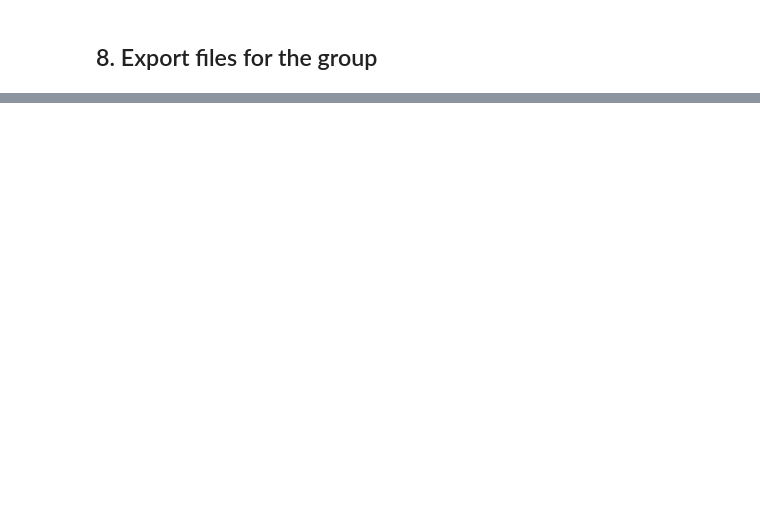
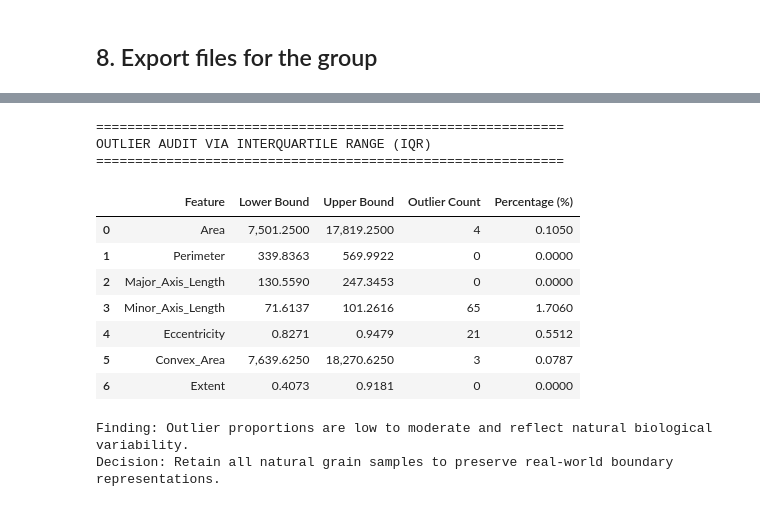
Before and after one commit to Hasanga910/GrainSense, a Jupyter notebook: Notebook.ipynb, the cells around one changed output, grey strips where cells are left out. Drawn from its saved outputs; the diff is of its cells as text; code cells hidden in the pictures; blank space fills up the shorter version.

```diff
--- a/Notebook.ipynb
+++ b/Notebook.ipynb
@@ -786,0 +851,44 @@ figures/09_class_distribution.png
+# %%
+# ---9.2: Outlier Quantification (IQR Method) ---
+print("=" * 60)
+print("OUTLIER AUDIT VIA INTERQUARTILE RANGE (IQR)")
+print("=" * 60)
+
+outlier_summary = []
+for col in FEATURES:
+    q1 = df[col].quantile(0.25)
+    q3 = df[col].quantile(0.75)
+    iqr = q3 - q1
+    lower_bound = q1 - 1.5 * iqr
+    upper_bound = q3 + 1.5 * iqr
+
+    outliers = df[(df[col] < lower_bound) | (df[col] > upper_bound)]
+    count = len(outliers)
+    pct = (count / len(df)) * 100
+
+    outlier_summary.append({
+        'Feature': col,
+        'Lower Bound': lower_bound,
+        'Upper Bound': upper_bound,
+        'Outlier Count': count,
+        'Percentage (%)': pct
+    })
+
+outlier_df = pd.DataFrame(outlier_summary)
+display(outlier_df)
+print("Finding: Outlier proportions are low to moderate and reflect natural biological variability.")
+print("Decision: Retain all natural grain samples to preserve real-world boundary representations.")
+# %% [output]
+============================================================
+OUTLIER AUDIT VIA INTERQUARTILE RANGE (IQR)
+============================================================
+|  | Feature | Lower Bound | Upper Bound | Outlier Count | Percentage (%) |
+| 0 | Area | 7,501.2500 | 17,819.2500 | 4 | 0.1050 |
+| 1 | Perimeter | 339.8363 | 569.9922 | 0 | 0.0000 |
+| 2 | Major_Axis_Length | 130.5590 | 247.3453 | 0 | 0.0000 |
+| 3 | Minor_Axis_Length | 71.6137 | 101.2616 | 65 | 1.7060 |
+| 4 | Eccentricity | 0.8271 | 0.9479 | 21 | 0.5512 |
+| 5 | Convex_Area | 7,639.6250 | 18,270.6250 | 3 | 0.0787 |
+| 6 | Extent | 0.4073 | 0.9181 | 0 | 0.0000 |
+Finding: Outlier proportions are low to moderate and reflect natural biological variability.
+Decision: Retain all natural grain samples to preserve real-world boundary representations.
```
Also changed, not shown: parts of 44 cells of this notebook.
